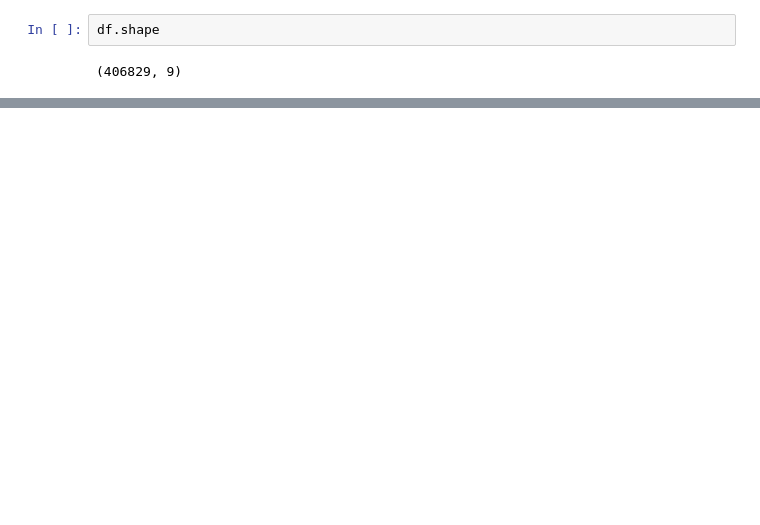
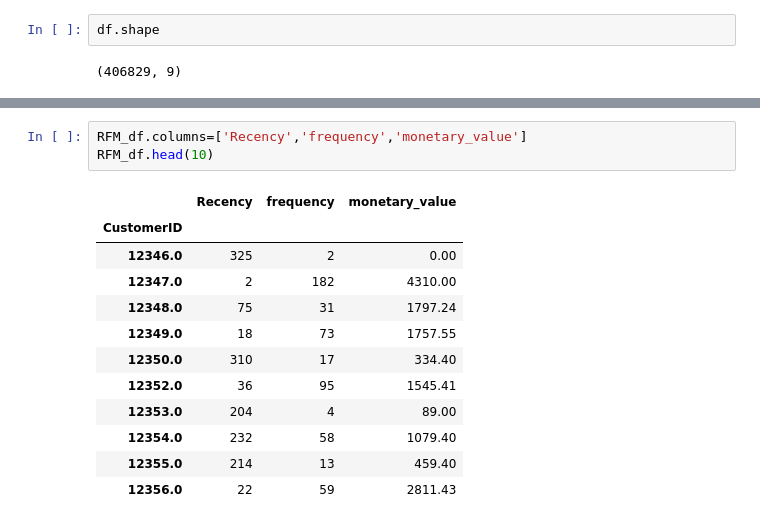
Before and after one commit to sambhajizambre/Project, a Jupyter notebook: Capstone Project 1-propensity model.ipynb, the cells around one changed output, grey strips where cells are left out. Saved outputs shown, nothing was run; the diff lists cells and outputs as text; blank space fills up the shorter version.

```diff
--- a/Capstone Project 1-propensity model.ipynb
+++ b/Capstone Project 1-propensity model.ipynb
@@ -207,0 +290,16 @@ ValueError: ignored
+# %%
+RFM_df.columns=['Recency','frequency','monetary_value']
+RFM_df.head(10)
+# %% [output]
+|  | Recency | frequency | monetary_value |
+| CustomerID |  |  |  |
+| 12346.0 | 325 | 2 | 0.00 |
+| 12347.0 | 2 | 182 | 4310.00 |
+| 12348.0 | 75 | 31 | 1797.24 |
+| 12349.0 | 18 | 73 | 1757.55 |
+| 12350.0 | 310 | 17 | 334.40 |
+| 12352.0 | 36 | 95 | 1545.41 |
+| 12353.0 | 204 | 4 | 89.00 |
+| 12354.0 | 232 | 58 | 1079.40 |
+| 12355.0 | 214 | 13 | 459.40 |
+| 12356.0 | 22 | 59 | 2811.43 |
```
Also changed, not shown: parts of 9 cells of this notebook.
